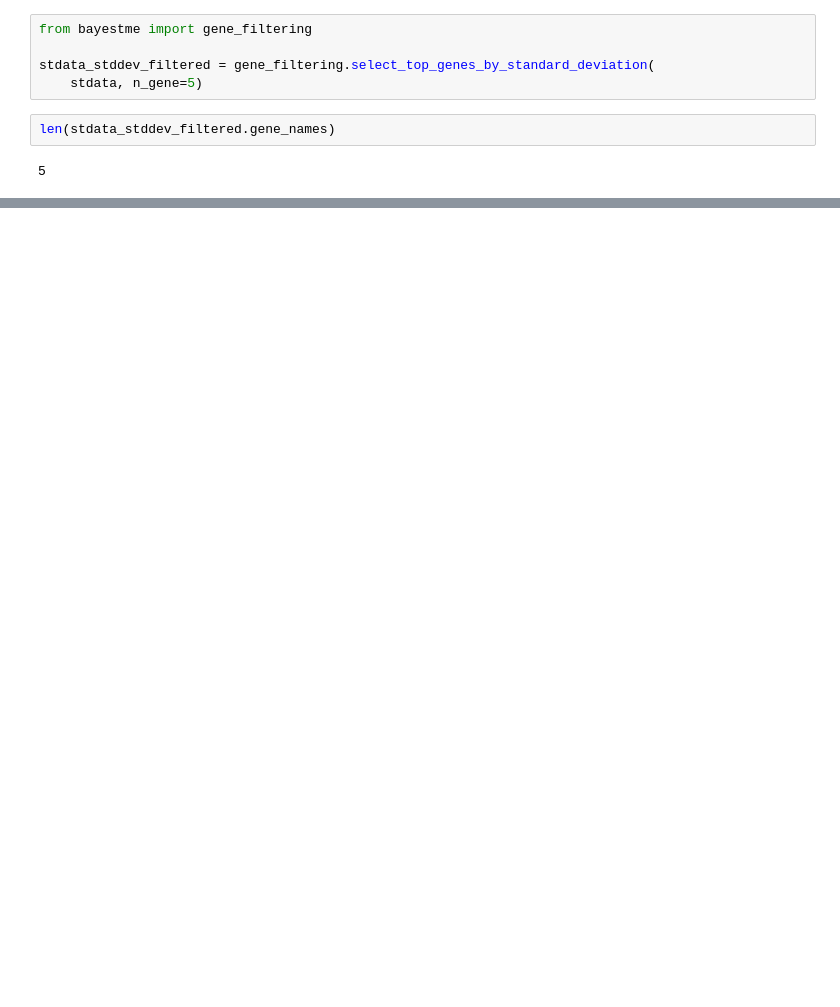
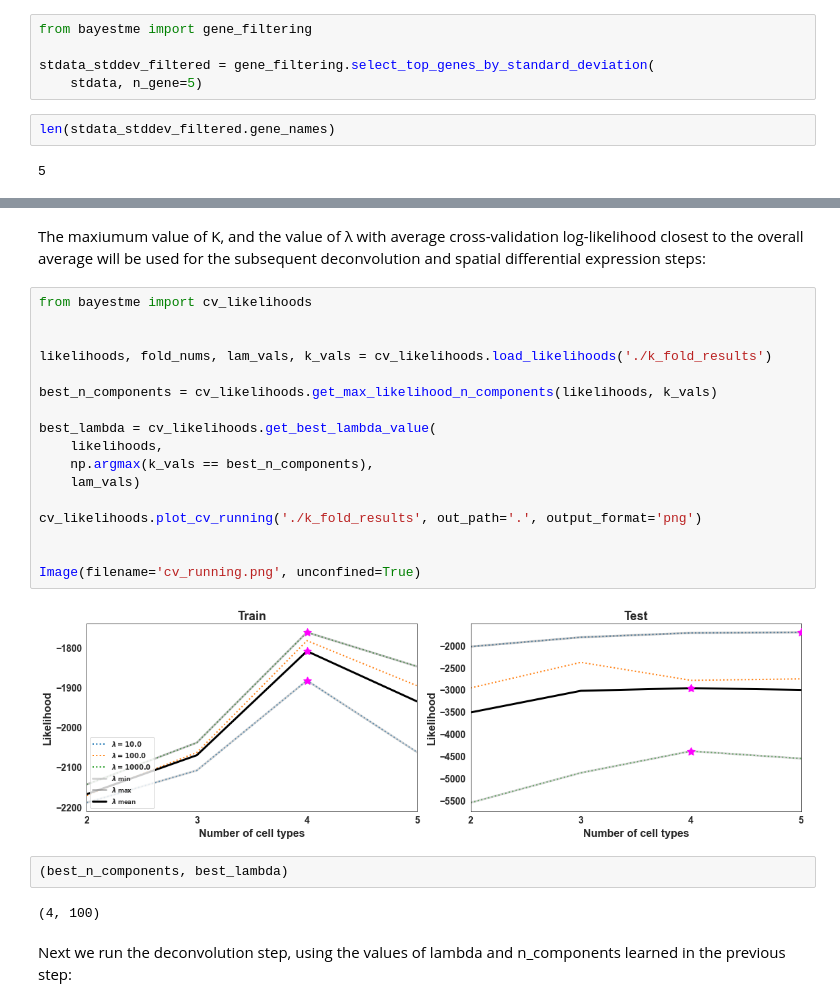
Before and after one commit to tansey-lab/bayestme, a Jupyter notebook: demo.ipynb, the cells around one changed output, grey strips where cells are left out. Saved outputs shown, nothing was run; the diff lists cells and outputs as text; blank space fills up the shorter version.

```diff
--- a/demo.ipynb
+++ b/demo.ipynb
@@ -102,0 +165,27 @@ Plot saved as ./3_bleeding_plot.pdf
+# %% [markdown]
+The maxiumum value of K, and the value of λ with average cross-validation log-likelihood closest to the overall average will be used for the subsequent deconvolution and spatial differential expression steps:
+# %%
+from bayestme import cv_likelihoods
+
+
+likelihoods, fold_nums, lam_vals, k_vals = cv_likelihoods.load_likelihoods('./k_fold_results')
+
+best_n_components = cv_likelihoods.get_max_likelihood_n_components(likelihoods, k_vals)
+
+best_lambda = cv_likelihoods.get_best_lambda_value(
+    likelihoods,
+    np.argmax(k_vals == best_n_components),
+    lam_vals)
+
+cv_likelihoods.plot_cv_running('./k_fold_results', out_path='.', output_format='png')
+
+
+Image(filename='cv_running.png', unconfined=True)
+# %% [output]
+[figure, added]
+# %%
+(best_n_components, best_lambda)
+# %% [output]
+(4, 100)
+# %% [markdown]
+Next we run the deconvolution step, using the values of lambda and n_components learned in the previous step:
```
Also changed, not shown: parts of 25 cells of this notebook, 6 other files.
